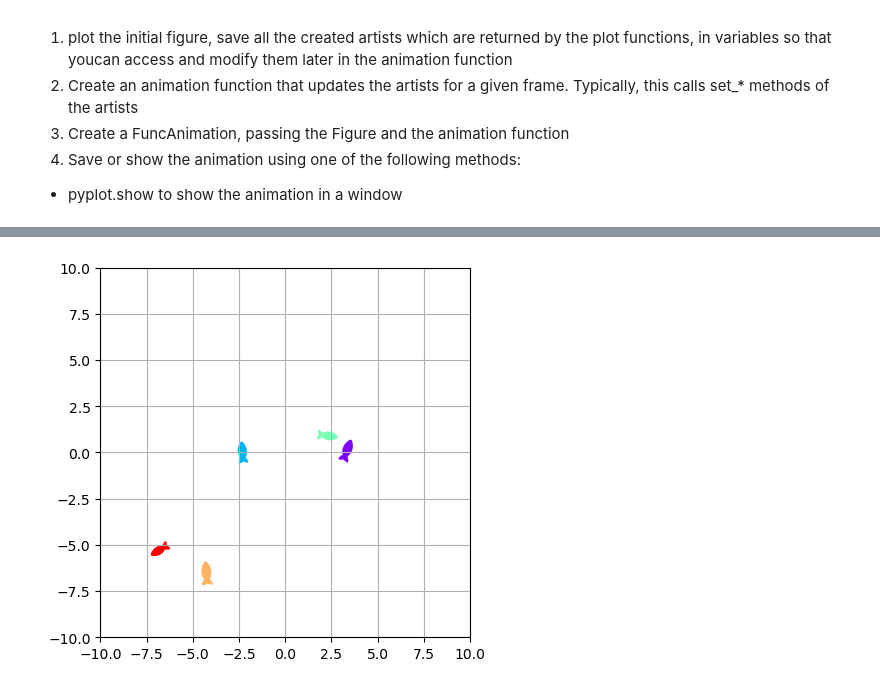
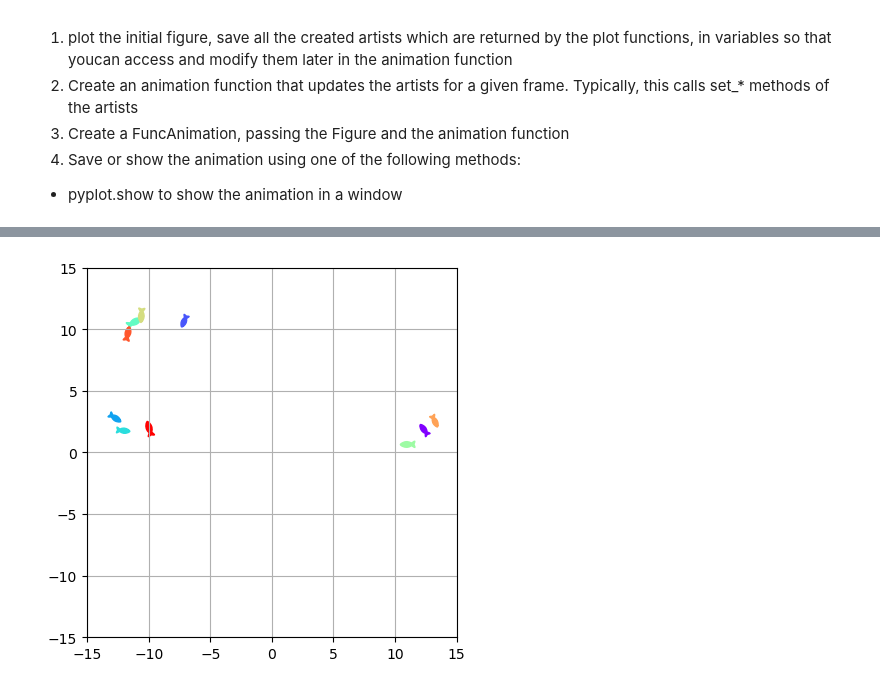
Before and after one commit to Bobomoto/PHYS250-Final-Project, a Jupyter notebook: Finalproject.ipynb, the cells around one changed output, grey strips where cells are left out. Cells and saved outputs as stored; diff of their text form; code cells hidden in the pictures.

```diff
--- a/Finalproject.ipynb
+++ b/Finalproject.ipynb
@@ -372,10 +432,10 @@ def plot(coords, radorientations, viewrange = (-50,50), title = '', fishmarker =
 # %% [markdown]
 ### Example plot
 # %%
-numiterations = 1000
-poolrange = 20 #poolrange/2 is the length of each side
-initcoordmax = 10 #essentially initial density
-numfish = 10
+numiterations = 5000
+poolrange = 50 #poolrange/2 is the length of each side
+initcoordmax = 25 #essentially initial density
+numfish = 5
 inittime = 0
 positionarray = []
 speedarray = []
@@ -384,13 +444,12 @@ meandistarray = []
 #keep track of seed just for consistent plotting
 # rng.seed(11)
 
-
 pos, motorientations, motspeeds, motvelocity = initialize(numfish, initcoordmax)
 plot(pos, motorientations, viewrange = (-poolrange/2,poolrange/2), title = f'N = {numfish}, t = 0 s')
 
 #run the function numiteration times and keep track of positions
 for i in np.arange(numiterations):
-    pos, motorientations, motspeeds, motvelocity, inittime, meanneighdist = updatefish(pos, motorientations, motspeeds, motvelocity, time = inittime, arenarange = poolrange)
+    pos, motorientations, motspeeds, motvelocity, inittime, meanneighdist = updatefish(pos, motorientations, motspeeds, motvelocity, time = inittime, arenarange = poolrange, numneighbor = 2)
     speedarray.append(copy.deepcopy(motspeeds))
     positionarray.append(copy.deepcopy(pos))
     meandistarray.append(copy.deepcopy(meanneighdist))
@@ -1992,9 +2051,9 @@ Pseudo-code from matplotlib:
 - pyplot.show to show the animation in a window
 # %%
 numiterations = 1000
-poolrange = 20 #poolrange/2 is the length of each side
-initcoordmax = 10 #essentially initial density
-numfish = 5
+poolrange = 30 #poolrange/2 is the length of each side
+initcoordmax = 15 #essentially initial density
+numfish = 10
 inittime = 0
 
 rng.seed(1)
@@ -2010,13 +2069,12 @@ pos, motorientations, motspeeds, motvelocity = initialize(numfish, initcoordmax)
 anglearray.append(copy.deepcopy(motorientations))
 positionarray.append(copy.deepcopy(pos))
 
-
 for i in np.arange(numiterations):
-    pos, motorientations, motspeeds, motvelocity, inittime, dist = updatefish(pos, motorientations, motspeeds, motvelocity, time = inittime, arenarange = poolrange, maxa = 1, maxdw = 2)
+    pos, motorientations, motspeeds, motvelocity, inittime, dist = updatefish(pos, motorientations, motspeeds, motvelocity, time = inittime, arenarange = poolrange, maxa = 1, maxdw = 1.5, numneighbor = 2)
 
     #store angles and positions
     anglearray.append(copy.deepcopy(motorientations))
-    positionarray.append(copy.deepcopy(pos))
+    positionarray.append(copy.deepcopy(pos))z
 # %%
 plot(pos, motorientations, viewrange = (-poolrange/2,poolrange/2), title = f'N = {numfish}, t = {inittime:.1f} s', save = True)
 # %% [output]
@@ -2033,8 +2091,8 @@ colors = cm.rainbow(np.linspace(0, 1, N))
 fig, ax = plt.subplots()
 ax.grid()
 ax.set_aspect('equal')
-ax.set_xlim(-initcoordmax,initcoordmax)
-ax.set_ylim(-initcoordmax,initcoordmax)
+ax.set_xlim(-poolrange/2,poolrange/2)
+ax.set_ylim(-poolrange/2,poolrange/2)
 
 fish_scatters = []  # store artists
 
@@ -2047,31 +2105,31 @@ for i in range(N):
         ycoords[i],
         marker=rotmarker,
         s=90000 / poolrange**2,
         color=colors[i]
     )
     fish_scatters.append(scat)
 
 def update(frame):
     framepositions = positionarray[frame]
     frameorientations = anglearray[frame]
 
     framexcoords, frameycoords = zip(*framepositions)
 
     for i, scat in enumerate(fish_scatters):
         # update position
         scat.set_offsets([framexcoords[i], frameycoords[i]])
 
         rot = mpl.transforms.Affine2D().rotate(frameorientations[i]-anglearray[0][i])
 
         scat.set_transform(rot)
 
     return fish_scatters
 
 ani = animation.FuncAnimation(fig=fig, func=update, frames=1000, interval=50, blit=True)
 
 ani.save(
     "fish_simulation.gif",
     writer=PillowWriter(fps=20)
 )
 # %% [output]
-[figure, old version]
+[figure, new version]
```
Also changed, not shown: parts of 4 cells of this notebook, 2 other files.
